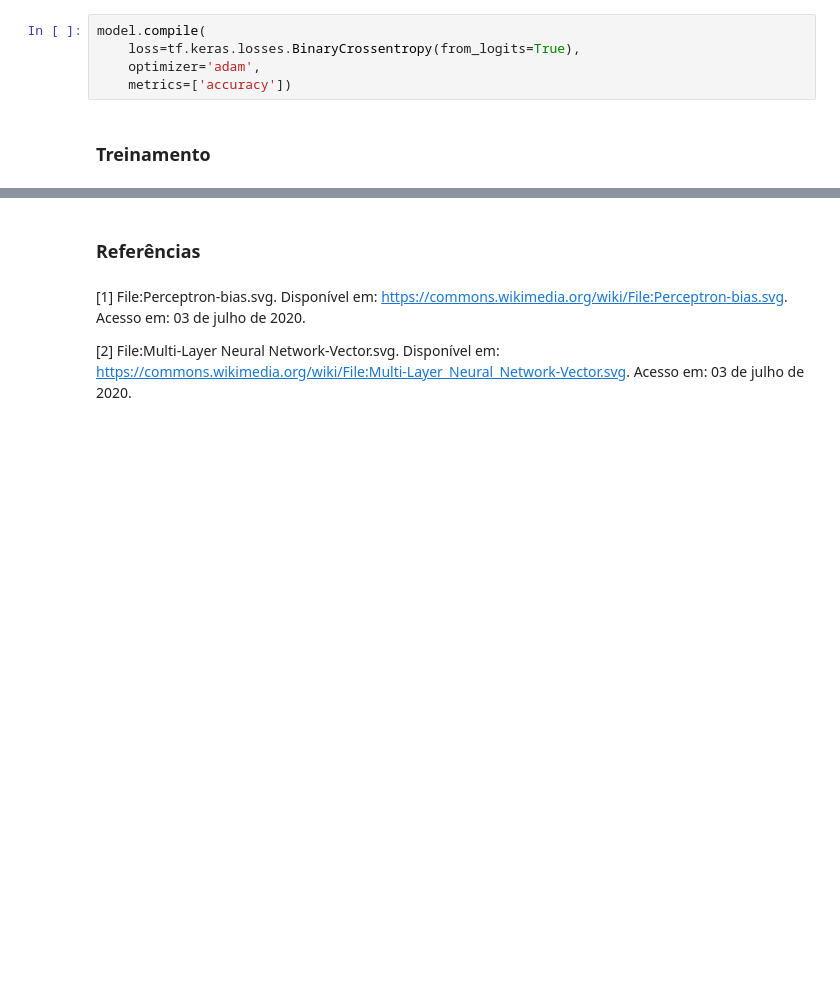
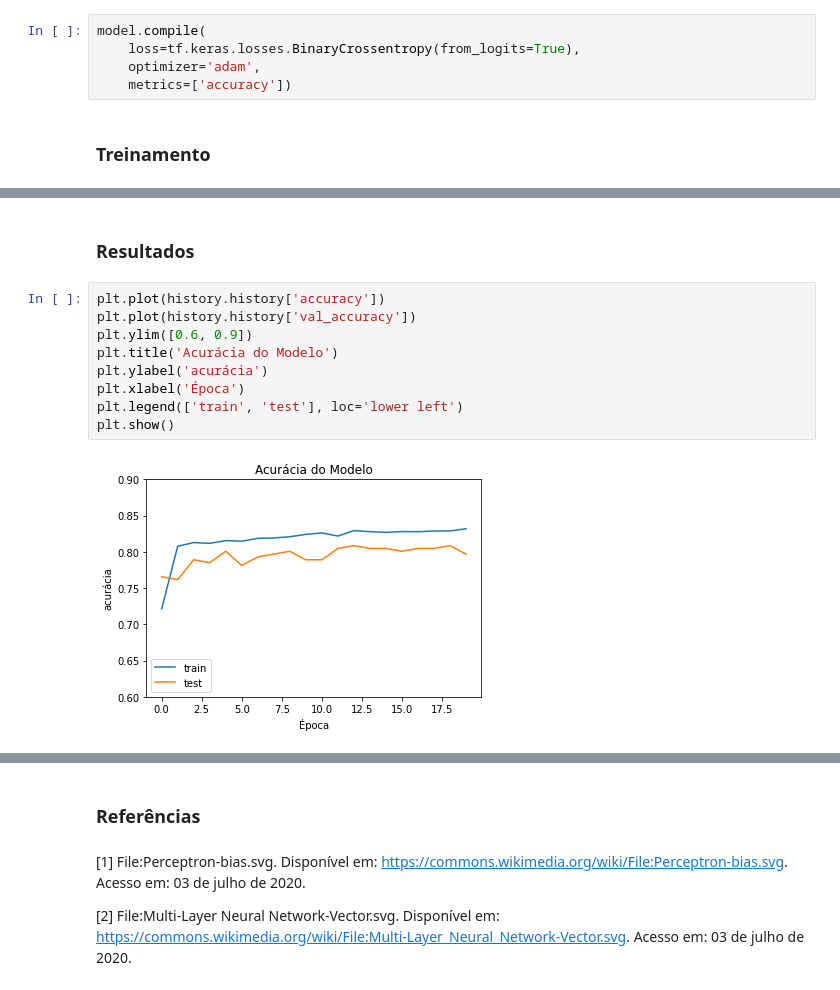
Before and after one commit to alcunha/nn-with-tf, a Jupyter notebook: Fully-Connected-Neural-Networks-with-TF.ipynb, the cells around one changed output, grey strips where cells are left out. Cells and saved outputs as stored; diff of their text form; blank space fills up the shorter version.

Commit message:
Added results avaluation to fully connected nn notebook

```diff
--- a/Fully-Connected-Neural-Networks-with-TF.ipynb
+++ b/Fully-Connected-Neural-Networks-with-TF.ipynb
@@ -468,0 +452,13 @@ Epoch 20/20
+# %% [markdown]
+### Resultados
+# %%
+plt.plot(history.history['accuracy'])
+plt.plot(history.history['val_accuracy'])
+plt.ylim([0.6, 0.9])
+plt.title('Acurácia do Modelo')
+plt.ylabel('acurácia')
+plt.xlabel('Época')
+plt.legend(['train', 'test'], loc='lower left')
+plt.show()
+# %% [output]
+[figure, added]
```
Also changed, not shown: parts of 12 cells of this notebook.
